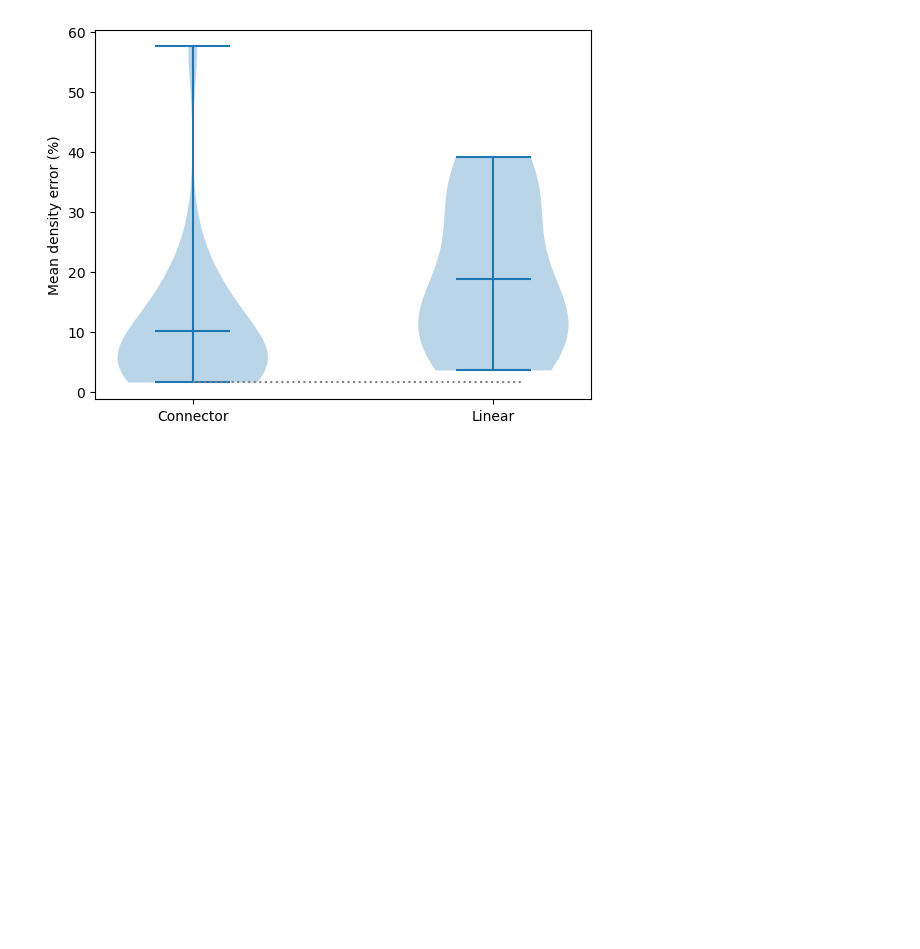
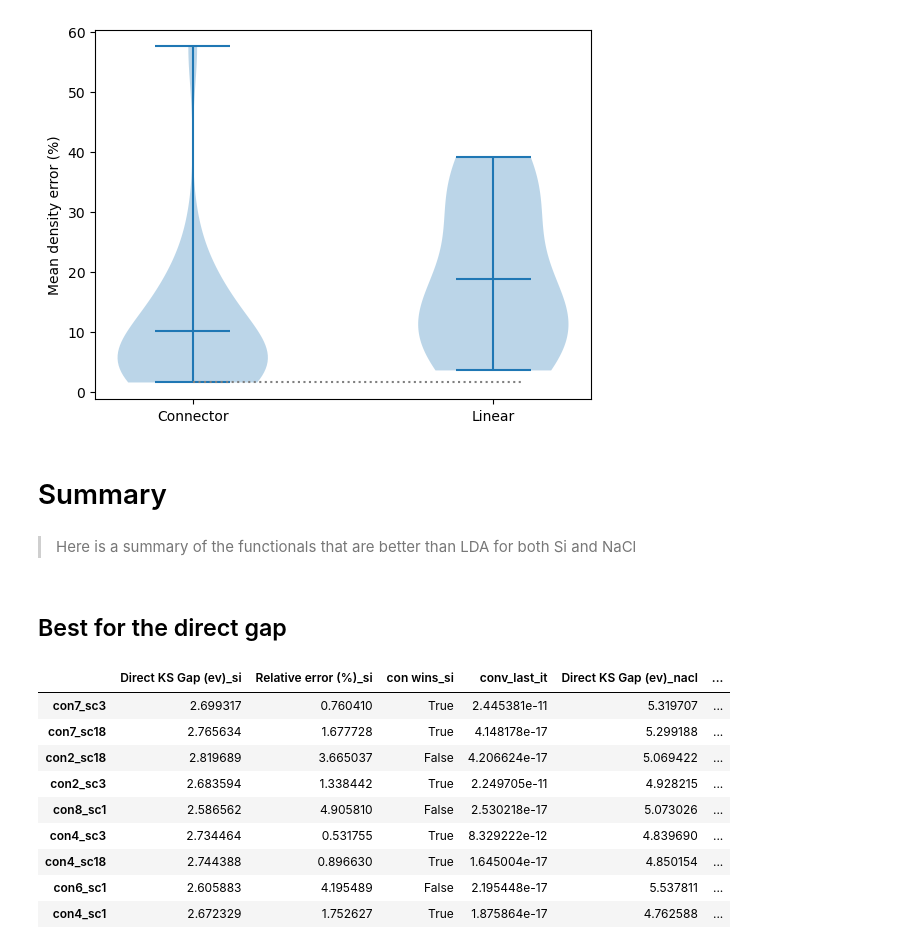
Before and after one commit to aouinaayoub/connector, a Jupyter notebook: fxc_connector-24-01.ipynb, the cells around one changed output. Drawn from its saved outputs; the diff is of its cells as text; code cells hidden in the pictures; blank space fills up the shorter version.

Commit message:
add summary

```diff
--- a/fxc_connector-24-01.ipynb
+++ b/fxc_connector-24-01.ipynb
@@ -427,3 +427,48 @@ plt.hlines(nacl_analyse.dens_vxc_error_data[nacl_analyse.dens_vxc_error_data["ty
 # %% [output]
 <matplotlib.collections.LineCollection at 0x...>
 [figure]
+# %% [markdown]
+# Summary
+# %% [markdown]
+> Here is a summary of the functionals that are better than LDA for both Si and NaCl
+# %%
+best={}
+analyse_dict={ "si":{"ana":si_analyse} , "nacl":{"ana":nacl_analyse} }
+
+for mat in ["si","nacl"]:
+    mask_gap = analyse_dict[mat]["ana"].direct_gaps_data["Relative error (%)"] < analyse_dict[mat]["ana"].direct_gaps_data.loc["LDA","Relative error (%)"]
+    analyse_dict[mat]["better_than_LDA_gap"]= analyse_dict[mat]["ana"].direct_gaps_data[mask_gap].sort_values("Relative error (%)")
+    ######
+best_for_si_and_nacl=  analyse_dict["si"]["better_than_LDA_gap"].index.intersection(analyse_dict["nacl"]["better_than_LDA_gap"].index)
+best["gap"]= analyse_dict["si"]["better_than_LDA_gap"].loc[best_for_si_and_nacl,:].join(analyse_dict["nacl"]["better_than_LDA_gap"].loc[best_for_si_and_nacl,:],lsuffix="_si", rsuffix="_nacl")
+best["gap"]["sum_of_errors"] =best["gap"]['Relative error (%)_si'] + best["gap"]['Relative error (%)_nacl']
+best["gap"]=best["gap"].drop(columns=['type_si', 'n0,r_si', "nrr'_si", 'nhr_0_si']).sort_values("sum_of_errors")
+# %%
+for crit in ["density MaxARE(%)", "density MeanARE(%)", "vxc MaxARE(%)", "vxc MeanARE(%)" ]:
+    for mat in ["si","nacl"]:
+        mask= analyse_dict[mat]["ana"].dens_vxc_error_data[crit] < analyse_dict[mat]["ana"].dens_vxc_error_data.loc["LDA",crit]
+        analyse_dict[mat][f"better_than_LDA_{crit}"]= analyse_dict[mat]["ana"].dens_vxc_error_data [mask].sort_values(crit)
+    # join
+    mask_index = analyse_dict["si"][f"better_than_LDA_{crit}"].index.intersection(analyse_dict["nacl"][f"better_than_LDA_{crit}"].index)
+    best[crit]= analyse_dict["si"][f"better_than_LDA_{crit}"].loc[mask_index,:].join(analyse_dict["nacl"][f"better_than_LDA_{crit}"].loc[mask_index,:],lsuffix="_si", rsuffix="_nacl")
+    # sum erros
+    best[crit]["sum_of_errors"] = best[crit][f'{crit}_si'] + best[crit][f'{crit}_nacl']
+    # clean
+    best[crit]=best[crit].drop(columns=['type_si', 'n0,r_si', "nrr'_si", 'nhr_0_si']).sort_values("sum_of_errors")
+
+####
+# %% [markdown]
+## Best for the direct gap
+# %%
+best["gap"]
+# %% [output]
+|  | Direct KS Gap (ev)_si | Relative error (%)_si | con wins_si | conv_last_it | Direct KS Gap (ev)_nacl | ... |
+| con7_sc3 | 2.699317 | 0.760410 | True | 2.445381e-11 | 5.319707 | ... |
+| con7_sc18 | 2.765634 | 1.677728 | True | 4.148178e-17 | 5.299188 | ... |
+| con2_sc18 | 2.819689 | 3.665037 | False | 4.206624e-17 | 5.069422 | ... |
+| con2_sc3 | 2.683594 | 1.338442 | True | 2.249705e-11 | 4.928215 | ... |
+| con8_sc1 | 2.586562 | 4.905810 | False | 2.530218e-17 | 5.073026 | ... |
+| con4_sc3 | 2.734464 | 0.531755 | True | 8.329222e-12 | 4.839690 | ... |
+| con4_sc18 | 2.744388 | 0.896630 | True | 1.645004e-17 | 4.850154 | ... |
+| con6_sc1 | 2.605883 | 4.195489 | False | 2.195448e-17 | 5.537811 | ... |
+| con4_sc1 | 2.672329 | 1.752627 | True | 1.875864e-17 | 4.762588 | ... |
```
Also changed, not shown: parts of 8 cells of this notebook.
